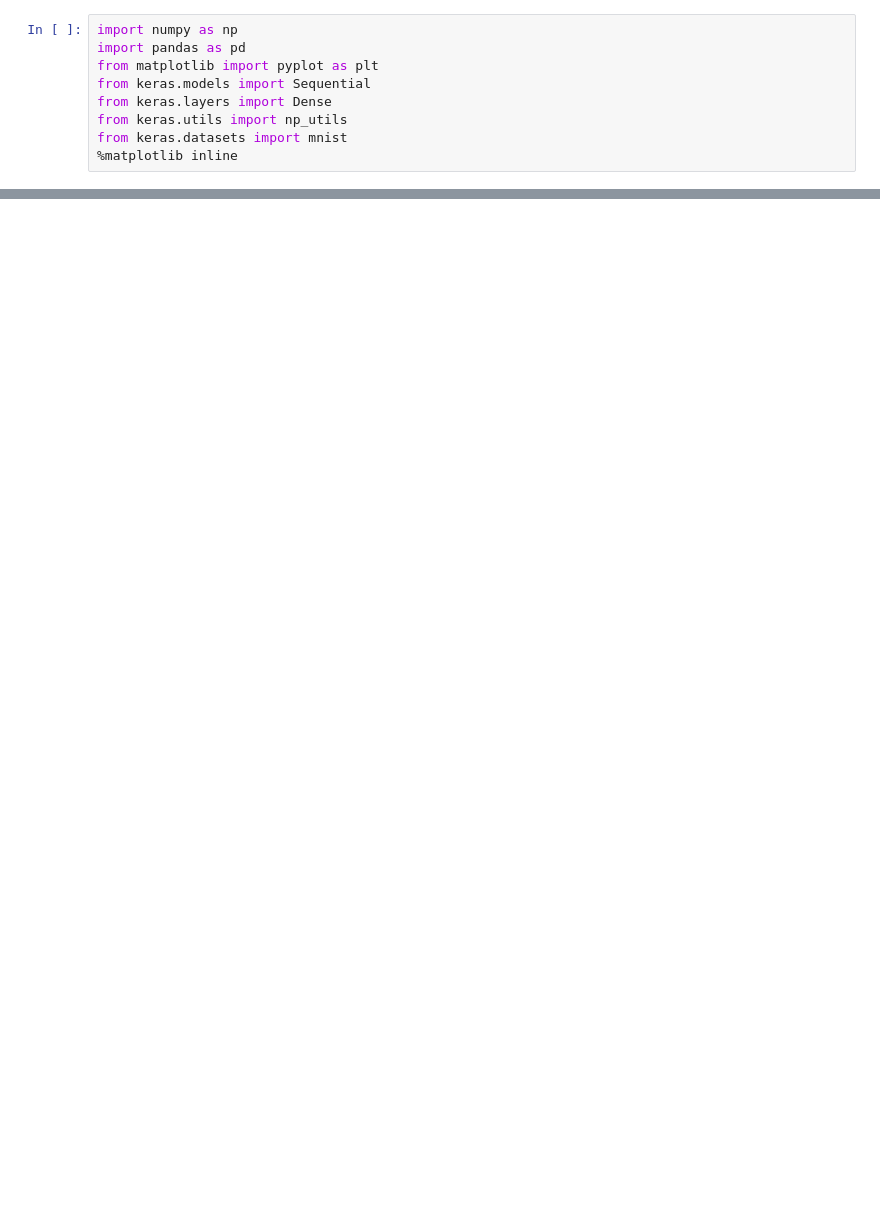
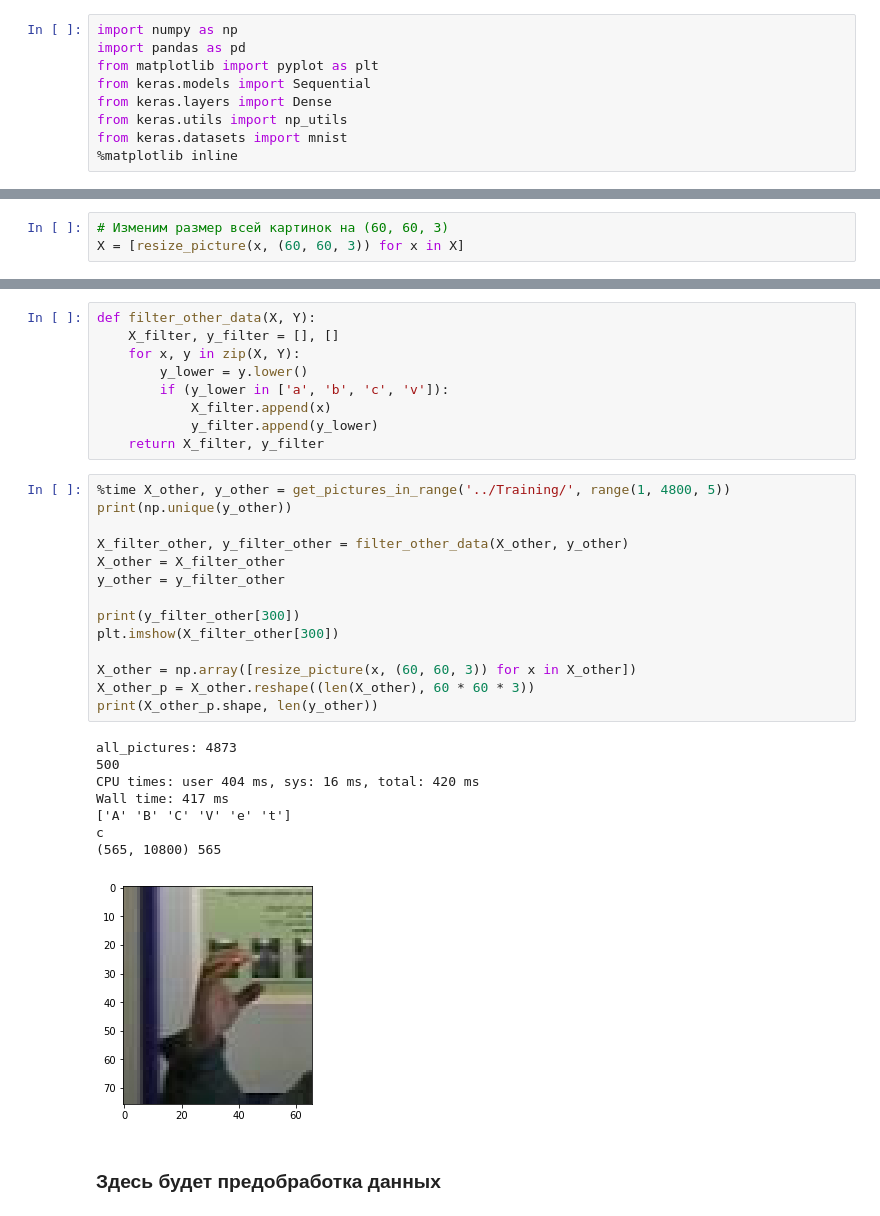
Before and after one commit to TalgatMIPT/sign_language_recognition, a Jupyter notebook: ilya/5_speakers_dataset.ipynb, the cells around one changed output, grey strips where cells are left out. Drawn from its saved outputs; the diff is of its cells as text; blank space fills up the shorter version.

```diff
--- a/ilya/5_speakers_dataset.ipynb
+++ b/ilya/5_speakers_dataset.ipynb
@@ -56 +77,4 @@ Wall time: 4.14 s
+# %%
+# Изменим размер всей картинок на (60, 60, 3)
+X = [resize_picture(x, (60, 60, 3)) for x in X]
 # %%
@@ -60,0 +92,34 @@ e (127, 75, 3)
+# %%
+def filter_other_data(X, Y):
+    X_filter, y_filter = [], []
+    for x, y in zip(X, Y):
+        y_lower = y.lower()
+        if (y_lower in ['a', 'b', 'c', 'v']):
+            X_filter.append(x)
+            y_filter.append(y_lower)
+    return X_filter, y_filter
+# %%
+%time X_other, y_other = get_pictures_in_range('../Training/', range(1, 4800, 5))
+print(np.unique(y_other))
+
+X_filter_other, y_filter_other = filter_other_data(X_other, y_other)
+X_other = X_filter_other
+y_other = y_filter_other
+
+print(y_filter_other[300])
+plt.imshow(X_filter_other[300])
+
+X_other = np.array([resize_picture(x, (60, 60, 3)) for x in X_other])
+X_other_p = X_other.reshape((len(X_other), 60 * 60 * 3))
+print(X_other_p.shape, len(y_other))
+# %% [output]
+all_pictures: 4873
+500
+CPU times: user 404 ms, sys: 16 ms, total: 420 ms
+Wall time: 417 ms
+['A' 'B' 'C' 'V' 'e' 't']
+c
+(565, 10800) 565
+[figure, added]
+# %% [markdown]
+### Здесь будет предобработка данных
```
Also changed, not shown: parts of 14 cells of this notebook.
